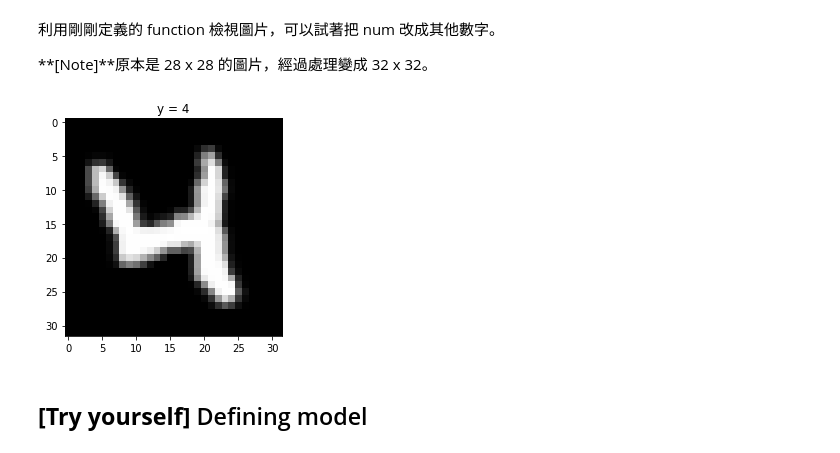
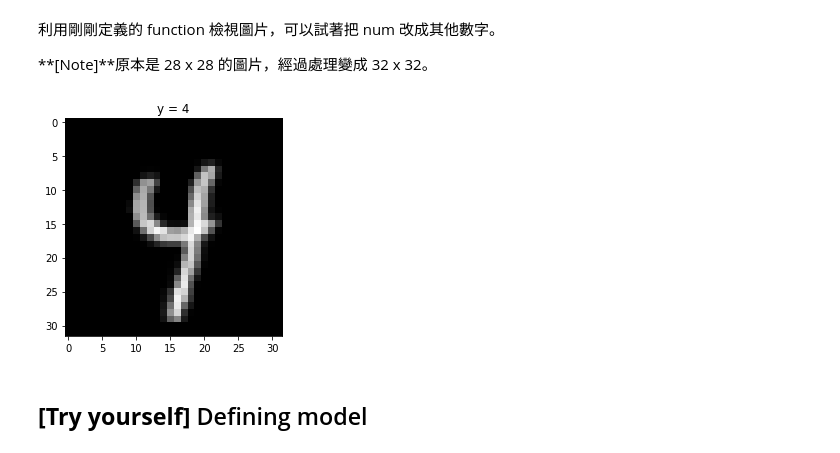
Before and after one commit to maglili/pytorch_intro, a Jupyter notebook: mnist_tutorial.ipynb, the cells around one changed output. Saved outputs shown, nothing was run; the diff lists cells and outputs as text; code cells hidden in the pictures.

```diff
--- a/mnist_tutorial.ipynb
+++ b/mnist_tutorial.ipynb
@@ -323,10 +376,10 @@ Length of validation_dataset: 10000
 
 **[Note]**原本是 28 x 28 的圖片，經過處理變成 32 x 32。
 # %%
-idx = 20  # <--- Any number you want
+idx = 26  # <--- Any number you want
 show_data(train_dataset[idx])
 # %% [output]
-[figure, old version]
+[figure, new version]
 # %% [markdown]
 ## **[Try yourself]** Defining model
 # %% [markdown]
```
Also changed, not shown: parts of 17 cells of this notebook.
